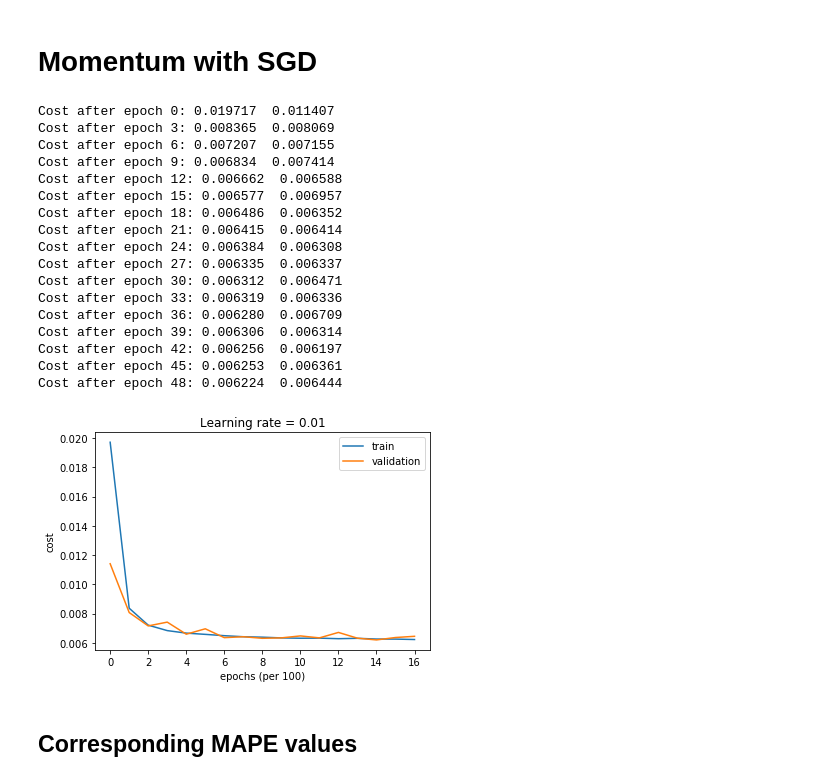
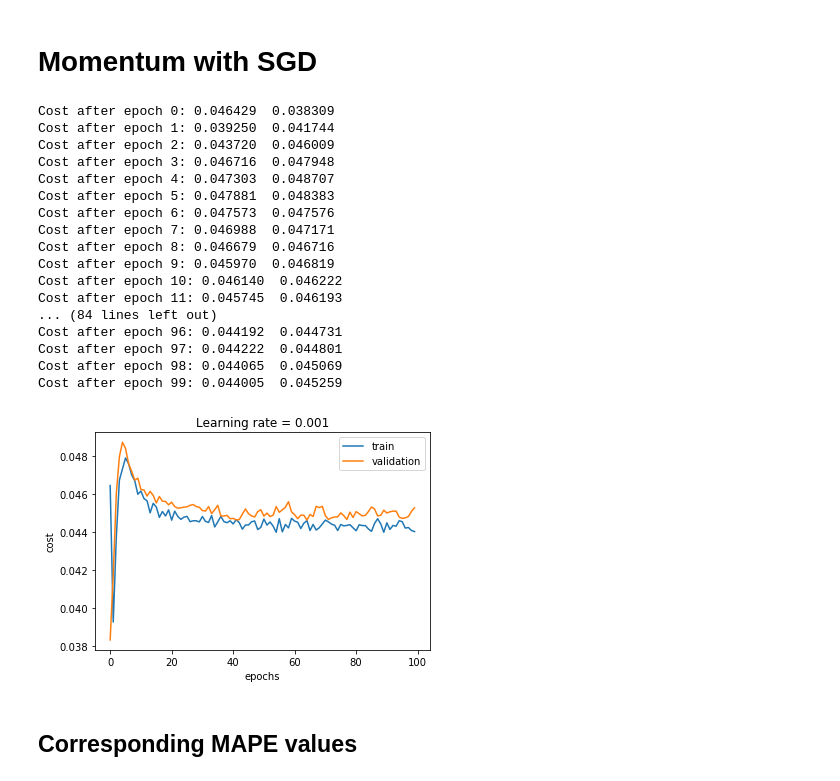
Before and after one commit to munkeops/ANN, a Jupyter notebook: Combined Cycle Power Plant.ipynb, the cells around one changed output. Cells and saved outputs as stored; diff of their text form; code cells hidden in the pictures.

```diff
--- a/Combined Cycle Power Plant.ipynb
+++ b/Combined Cycle Power Plant.ipynb
@@ -217,28 +217,28 @@ print(y_test)
 # Momentum with SGD
 # %%
 layers_dims = [4,10,10,1]
-parameters = L_layer_model_minib(X_train, y_train,layers_dims,valid=True,valid_x=X_valid,valid_y=y_valid,num_iterations = 50,
-                he_init=False, mini_batch_size = 1,learning_rate = 0.01, print_cost = True,regularisation='none',lambd=0.1,
+parameters = L_layer_model_minib(X_train, y_train,layers_dims,valid=True,valid_x=X_valid,valid_y=y_valid,num_iterations = 100,
+                he_init=True, mini_batch_size = 1,learning_rate = 0.001, print_cost = True,regularisation='L2',lambd=0.1,
                 optimizer="momentum", beta = 0.9,beta1 = 0.9, beta2 = 0.999,epsilon = 1e-8,activation=activation,cost_func='mse')
 # %% [output]
-Cost after epoch 0: 0.019717  0.011407
-Cost after epoch 3: 0.008365  0.008069
-Cost after epoch 6: 0.007207  0.007155
-Cost after epoch 9: 0.006834  0.007414
-Cost after epoch 12: 0.006662  0.006588
-Cost after epoch 15: 0.006577  0.006957
-Cost after epoch 18: 0.006486  0.006352
-Cost after epoch 21: 0.006415  0.006414
-Cost after epoch 24: 0.006384  0.006308
-Cost after epoch 27: 0.006335  0.006337
-Cost after epoch 30: 0.006312  0.006471
-Cost after epoch 33: 0.006319  0.006336
-Cost after epoch 36: 0.006280  0.006709
-Cost after epoch 39: 0.006306  0.006314
-Cost after epoch 42: 0.006256  0.006197
-Cost after epoch 45: 0.006253  0.006361
-Cost after epoch 48: 0.006224  0.006444
+Cost after epoch 0: 0.046429  0.038309
+Cost after epoch 1: 0.039250  0.041744
+Cost after epoch 2: 0.043720  0.046009
+Cost after epoch 3: 0.046716  0.047948
+Cost after epoch 4: 0.047303  0.048707
+Cost after epoch 5: 0.047881  0.048383
+Cost after epoch 6: 0.047573  0.047576
+Cost after epoch 7: 0.046988  0.047171
+Cost after epoch 8: 0.046679  0.046716
+Cost after epoch 9: 0.045970  0.046819
+Cost after epoch 10: 0.046140  0.046222
+Cost after epoch 11: 0.045745  0.046193
+... (84 lines left out)
+Cost after epoch 96: 0.044192  0.044731
+Cost after epoch 97: 0.044222  0.044801
+Cost after epoch 98: 0.044065  0.045069
+Cost after epoch 99: 0.044005  0.045259
-[figure, old version]
+[figure, new version]
 # %% [markdown]
 ## Corresponding MAPE values
 # %%
```
Also changed, not shown: parts of 8 cells of this notebook, 2 other files.
